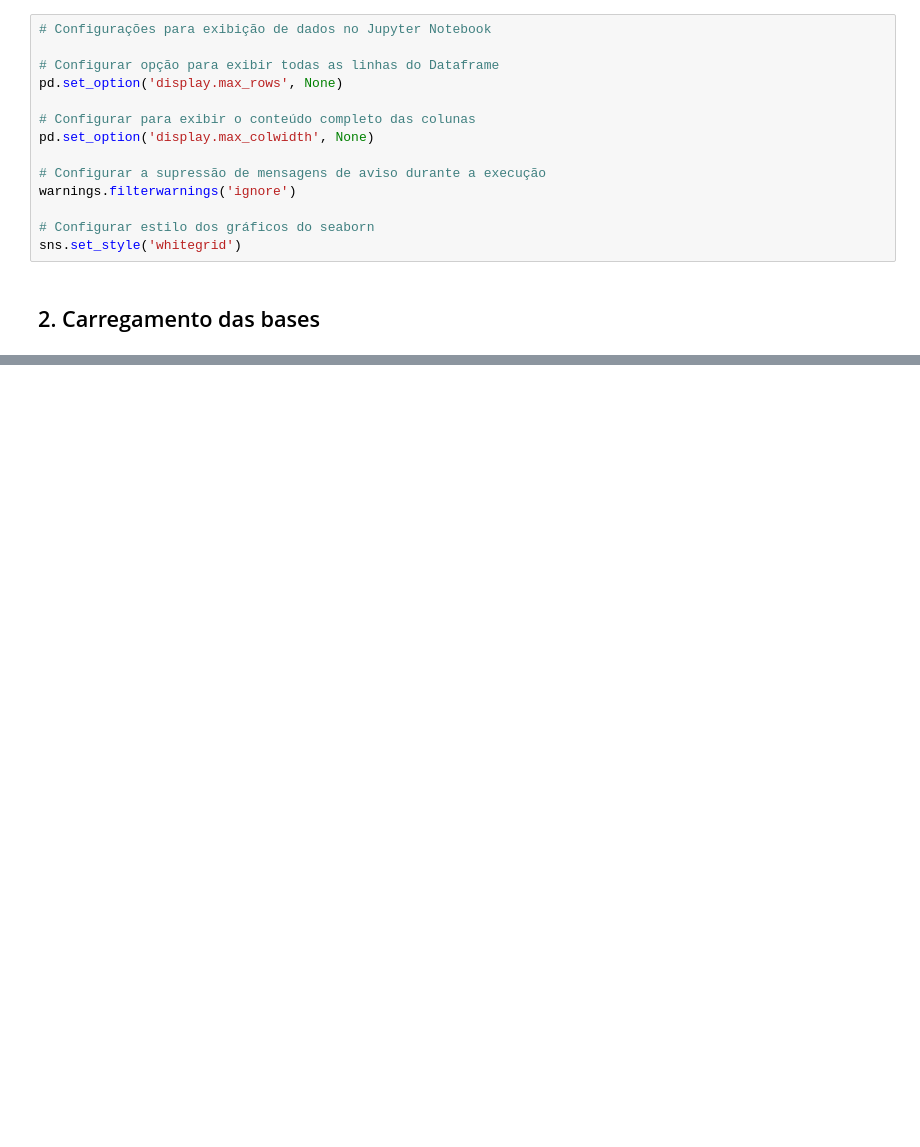
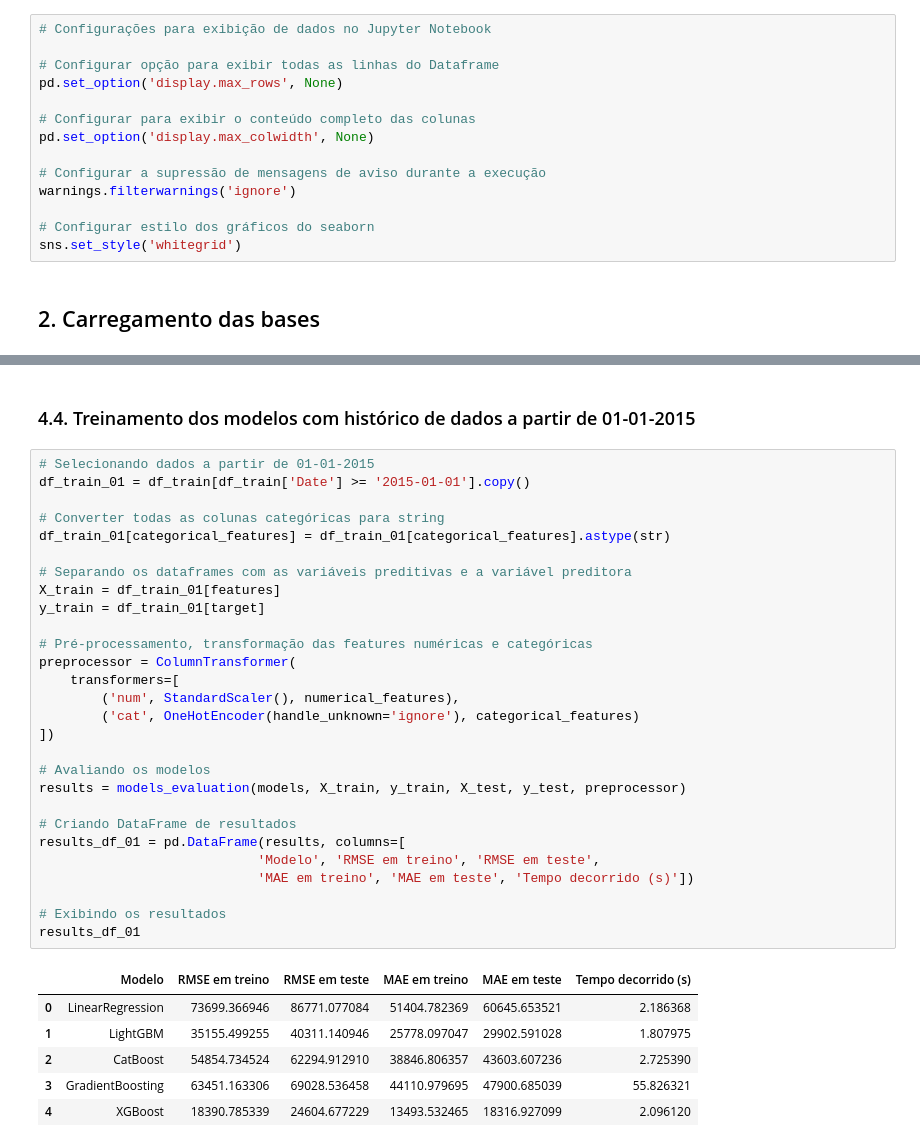
Before and after one commit to emso-exe/Previsao_de_demandas_de_drogarias, a Jupyter notebook: 003_modelagem_preditiva.ipynb, the cells around one changed output, grey strips where cells are left out. Saved outputs shown, nothing was run; the diff lists cells and outputs as text; blank space fills up the shorter version.

```diff
--- a/003_modelagem_preditiva.ipynb
+++ b/003_modelagem_preditiva.ipynb
@@ -56,0 +355,37 @@ df_validation.head()
+# %% [markdown]
+### 4.4. Treinamento dos modelos com histórico de dados a partir de 01-01-2015
+# %%
+# Selecionando dados a partir de 01-01-2015
+df_train_01 = df_train[df_train['Date'] >= '2015-01-01'].copy()
+
+# Converter todas as colunas categóricas para string
+df_train_01[categorical_features] = df_train_01[categorical_features].astype(str)
+
+# Separando os dataframes com as variáveis preditivas e a variável preditora
+X_train = df_train_01[features]
+y_train = df_train_01[target]
+
+# Pré-processamento, transformação das features numéricas e categóricas
+preprocessor = ColumnTransformer(
+	transformers=[
+		('num', StandardScaler(), numerical_features),
+		('cat', OneHotEncoder(handle_unknown='ignore'), categorical_features)
+])
+
+# Avaliando os modelos
+results = models_evaluation(models, X_train, y_train, X_test, y_test, preprocessor)
+
+# Criando DataFrame de resultados
+results_df_01 = pd.DataFrame(results, columns=[
+                            'Modelo', 'RMSE em treino', 'RMSE em teste',
+                            'MAE em treino', 'MAE em teste', 'Tempo decorrido (s)'])
+
+# Exibindo os resultados
+results_df_01
+# %% [output]
+|  | Modelo | RMSE em treino | RMSE em teste | MAE em treino | MAE em teste | Tempo decorrido (s) |
+| 0 | LinearRegression | 73699.366946 | 86771.077084 | 51404.782369 | 60645.653521 | 2.186368 |
+| 1 | LightGBM | 35155.499255 | 40311.140946 | 25778.097047 | 29902.591028 | 1.807975 |
+| 2 | CatBoost | 54854.734524 | 62294.912910 | 38846.806357 | 43603.607236 | 2.725390 |
+| 3 | GradientBoosting | 63451.163306 | 69028.536458 | 44110.979695 | 47900.685039 | 55.826321 |
+| 4 | XGBoost | 18390.785339 | 24604.677229 | 13493.532465 | 18316.927099 | 2.096120 |
```
Also changed, not shown: parts of 32 cells of this notebook.
